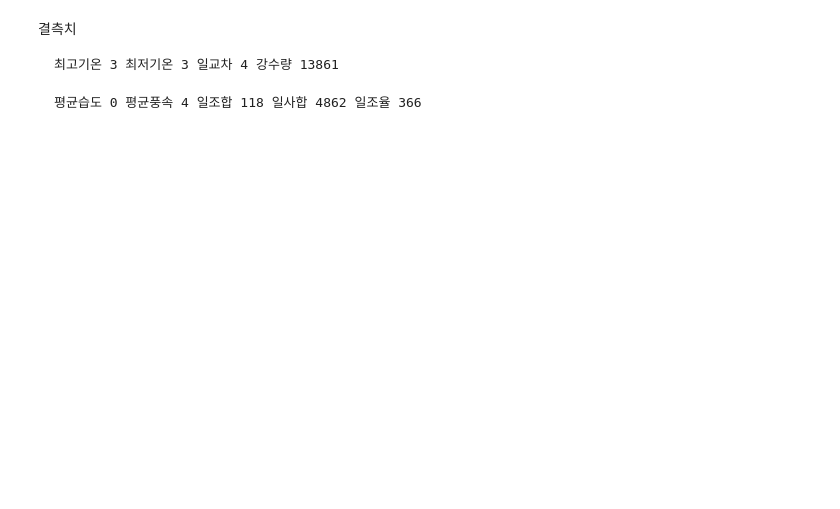
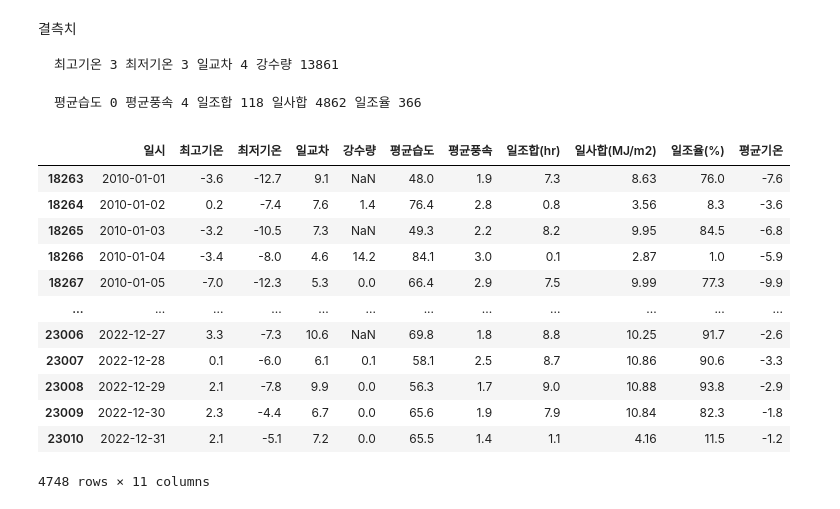
Before and after one commit to youse0ng/AICE_, a Jupyter notebook: Predict_Temperature/데이터_시각화.ipynb, the cells around one changed output. Cells and saved outputs as stored; diff of their text form; code cells hidden in the pictures; blank space fills up the shorter version.

```diff
--- a/Predict_Temperature/데이터_시각화.ipynb
+++ b/Predict_Temperature/데이터_시각화.ipynb
@@ -126,6 +125,26 @@ memory usage: 1.9 MB
     최고기온 3 최저기온 3 일교차 4 강수량 13861
 
     평균습도 0 평균풍속 4 일조합 118 일사합 4862 일조율 366
+# %%
+df_1990s=df[(1990 <= df['일시'].dt.year) & (df['일시'].dt.year < 2000)]
+df_2000s=df[(2000 <= df['일시'].dt.year) & (df['일시'].dt.year < 2010)]
+df_2010s=df[(2010 <= df['일시'].dt.year) & (df['일시'].dt.year < 2023)]
+
+df_2010s
+# %% [output]
+|  | 일시 | 최고기온 | 최저기온 | 일교차 | 강수량 | 평균습도 | 평균풍속 | 일조합(hr) | 일사합(MJ/m2) | 일조율(%) | 평균기온 |
+| 18263 | 2010-01-01 | -3.6 | -12.7 | 9.1 | NaN | 48.0 | 1.9 | 7.3 | 8.63 | 76.0 | -7.6 |
+| 18264 | 2010-01-02 | 0.2 | -7.4 | 7.6 | 1.4 | 76.4 | 2.8 | 0.8 | 3.56 | 8.3 | -3.6 |
+| 18265 | 2010-01-03 | -3.2 | -10.5 | 7.3 | NaN | 49.3 | 2.2 | 8.2 | 9.95 | 84.5 | -6.8 |
+| 18266 | 2010-01-04 | -3.4 | -8.0 | 4.6 | 14.2 | 84.1 | 3.0 | 0.1 | 2.87 | 1.0 | -5.9 |
+| 18267 | 2010-01-05 | -7.0 | -12.3 | 5.3 | 0.0 | 66.4 | 2.9 | 7.5 | 9.99 | 77.3 | -9.9 |
+| ... | ... | ... | ... | ... | ... | ... | ... | ... | ... | ... | ... |
+| 23006 | 2022-12-27 | 3.3 | -7.3 | 10.6 | NaN | 69.8 | 1.8 | 8.8 | 10.25 | 91.7 | -2.6 |
+| 23007 | 2022-12-28 | 0.1 | -6.0 | 6.1 | 0.1 | 58.1 | 2.5 | 8.7 | 10.86 | 90.6 | -3.3 |
+| 23008 | 2022-12-29 | 2.1 | -7.8 | 9.9 | 0.0 | 56.3 | 1.7 | 9.0 | 10.88 | 93.8 | -2.9 |
+| 23009 | 2022-12-30 | 2.3 | -4.4 | 6.7 | 0.0 | 65.6 | 1.9 | 7.9 | 10.84 | 82.3 | -1.8 |
+| 23010 | 2022-12-31 | 2.1 | -5.1 | 7.2 | 0.0 | 65.5 | 1.4 | 1.1 | 4.16 | 11.5 | -1.2 |
+4748 rows × 11 columns
 # %%
 # 칼럼명 변경
 df.rename(columns={"일조합":"일조합(hr)",'일사합':'일사합(MJ/m2)','일조율':'일조율(%)'},inplace=True)
```
Also changed, not shown: parts of 10 cells of this notebook.
